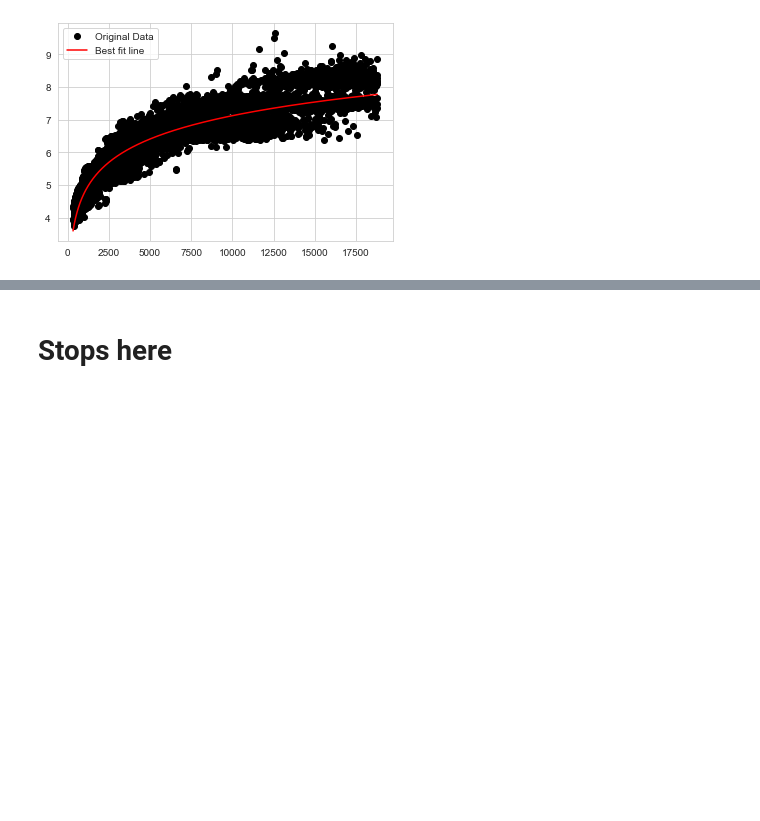
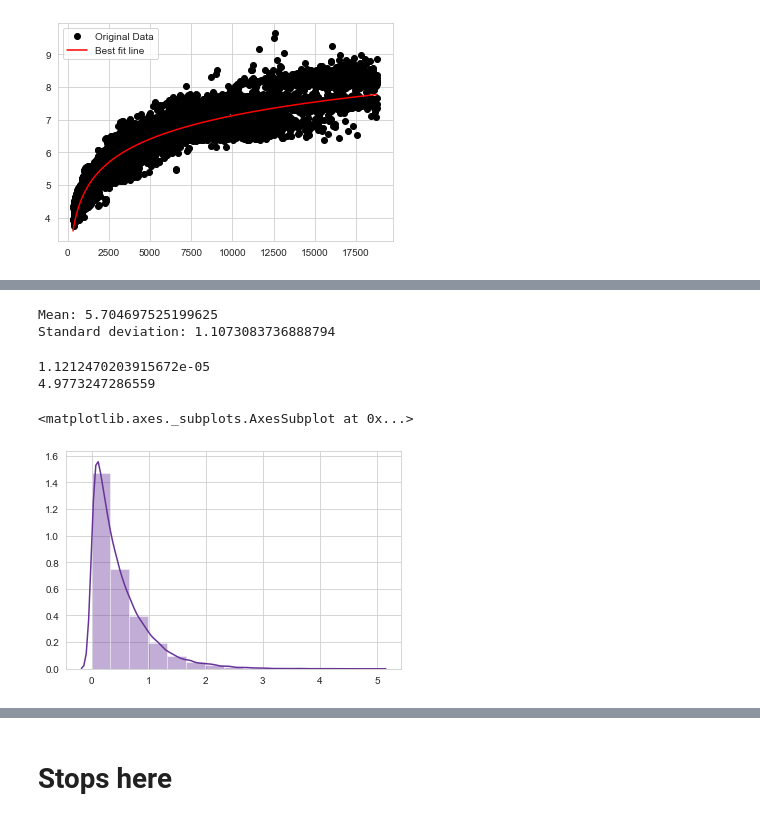
Before and after one commit to JuliaMal/ProgDA_Project2, a Jupyter notebook: Project2.ipynb, the cells around one changed output, grey strips where cells are left out. Saved outputs shown, nothing was run; the diff lists cells and outputs as text; code cells hidden in the pictures; blank space fills up the shorter version.

```diff
--- a/Project2.ipynb
+++ b/Project2.ipynb
@@ -230,0 +257,22 @@ sns.distplot((s_price), color="rebeccapurple")
+# %%
+sim_mean_l = np.mean(s_lenght)
+sim_std_l = np.std(s_lenght)
+
+print('Mean: ' + str(sim_mean_l))
+print('Standard deviation: ' + str(sim_std_l))
+# %% [output]
+Mean: 5.704697525199625
+Standard deviation: 1.1073083736888794
+# %%
+pois= np.random.exponential(0.5, s_price.size)
+# %%
+print(np.amin(pois))
+print(np.amax(pois))
+# %% [output]
+1.1212470203915672e-05
+4.9773247286559
+# %%
+sns.distplot(pois, color="rebeccapurple", bins = 15)
+# %% [output]
+<matplotlib.axes._subplots.AxesSubplot at 0x...>
+[figure, added]
```
Also changed, not shown: parts of 53 cells of this notebook, 1 other file.
